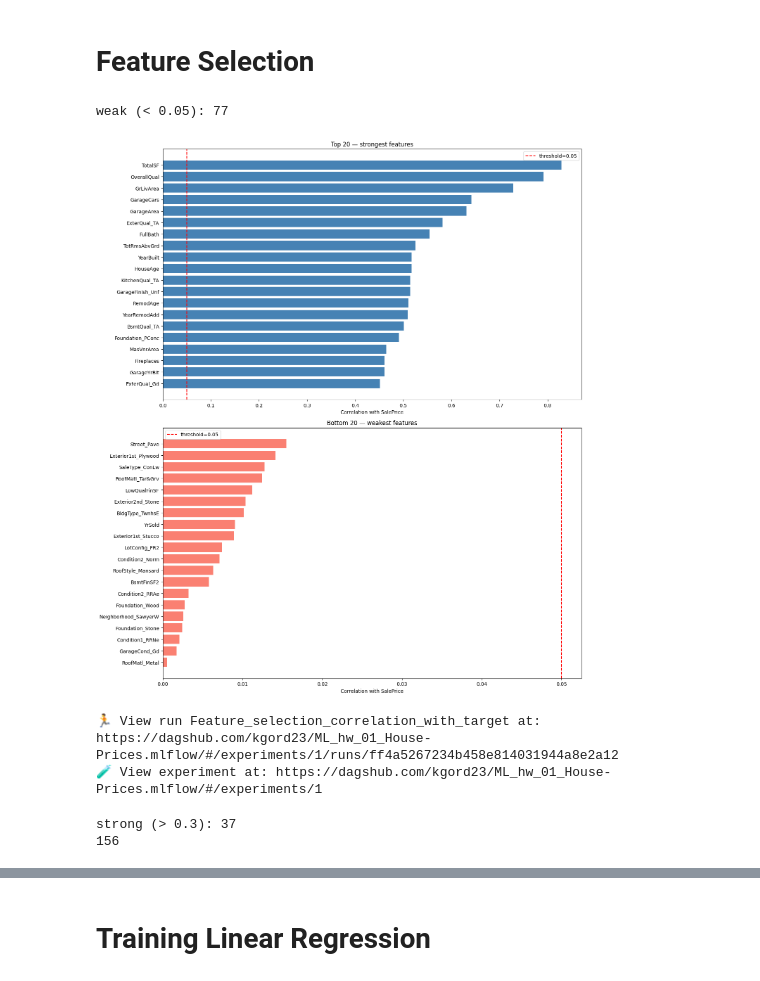
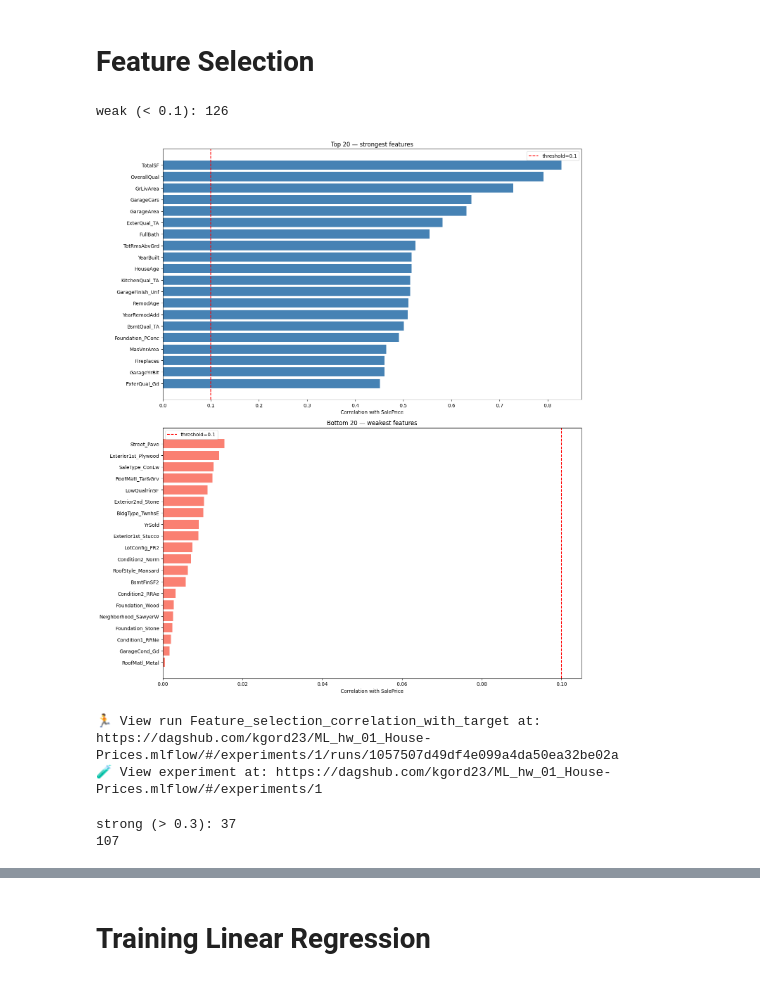
Before and after one commit to kgordeziani/ML_hw_01_House-Prices, a Jupyter notebook: model_experiment.ipynb, the cells around one changed output, grey strips where cells are left out. Cells and saved outputs as stored; diff of their text form; code cells hidden in the pictures.

```diff
--- a/model_experiment.ipynb
+++ b/model_experiment.ipynb
@@ -139,7 +137,7 @@ graph.show()
 # %% [output]
 [figure]
 # %%
-threshold = 0.8
+threshold = 0.80
 cols_to_drop = missing_frac[missing_frac > threshold].index
 # %% [markdown]
 <h1>Cleaning</h1>
@@ -339,7 +337,7 @@ Index(['Id', 'MSSubClass', 'LotFrontage', 'LotArea', 'OverallQual',
 # %%
 with mlflow.start_run(run_name='Feature_selection_correlation_with_target'):
     corr_with_target = X_train_encoded.corrwith(Y_train).abs().sort_values(ascending=False)
-    threshold=0.05
+    threshold=0.1
     weak_features=corr_with_target[corr_with_target<threshold].index.tolist()
    # print(weak_features)
     print(f"weak (< {threshold}): {len(weak_features)}")
@@ -349,36 +347,36 @@ with mlflow.start_run(run_name='Feature_selection_correlation_with_target'):
     axes[0].barh(top20.index[::-1], top20.values[::-1], color='steelblue')
     axes[0].axvline(x=threshold, color='red', linestyle='--', label=f'threshold={threshold}')
     axes[0].set_title('Top 20 — strongest features')
     axes[0].set_xlabel('Correlation with SalePrice')
     axes[0].legend()
 
     bottom20 = corr_with_target.tail(20)
     axes[1].barh(bottom20.index[::-1], bottom20.values[::-1], color='salmon')
     axes[1].axvline(x=threshold, color='red', linestyle='--', label=f'threshold={threshold}')
     axes[1].set_title('Bottom 20 — weakest features')
     axes[1].set_xlabel('Correlation with SalePrice')
     axes[1].legend()
 
     graph.tight_layout()
     graph.savefig("correlation.png")
     mlflow.log_artifact("correlation.png")
     graph.show()
 
 
 
     mlflow.log_param("correlation_with_target_threshold", threshold)
     mlflow.log_param("weak_features_amount", len(weak_features))
     mlflow.log_param("weak_features", weak_features)
     mlflow.log_metric("features_before", X_train_encoded.shape[1])
 
     X_train_encoded=X_train_encoded.drop(columns=weak_features)
     X_val_encoded=X_val_encoded.drop(columns=weak_features)
 
     mlflow.log_metric("features_after", X_train_encoded.shape[1])
 # %% [output]
-weak (< 0.05): 77
+weak (< 0.1): 126
-[figure, old version]
+[figure, new version]
-🏃 View run Feature_selection_correlation_with_target at: https://dagshub.com/kgord23/ML_hw_01_House-Prices.mlflow/#/experiments/1/runs/ff4a5267234b458e814031944a8e2a12
+🏃 View run Feature_selection_correlation_with_target at: https://dagshub.com/kgord23/ML_hw_01_House-Prices.mlflow/#/experiments/1/runs/1057507d49df4e099a4da50ea32be02a
 🧪 View experiment at: https://dagshub.com/kgord23/ML_hw_01_House-Prices.mlflow/#/experiments/1
 # %%
     threshold=0.3
@@ -388,7 +386,7 @@ weak (< 0.05): 77
     print(X_train_encoded.shape[1])
 # %% [output]
 strong (> 0.3): 37
-156
+107
 # %%
 with mlflow.start_run(run_name="Feature_selection_correlation_to_eachother"):
     #top_features = corr_with_target.sort_values(ascending=False).head(37).index.tolist()
```
Also changed, not shown: parts of 12 cells of this notebook.
